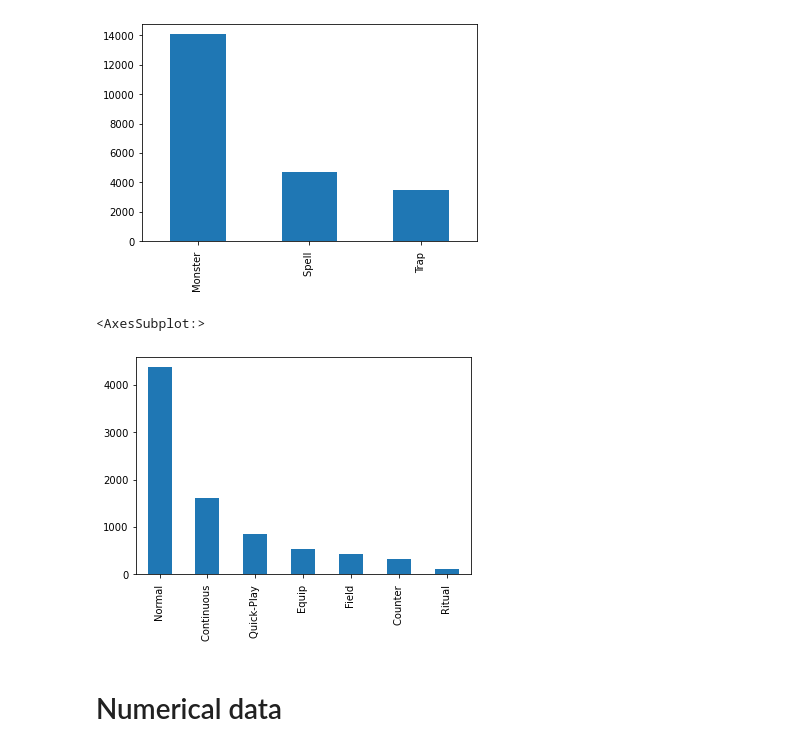
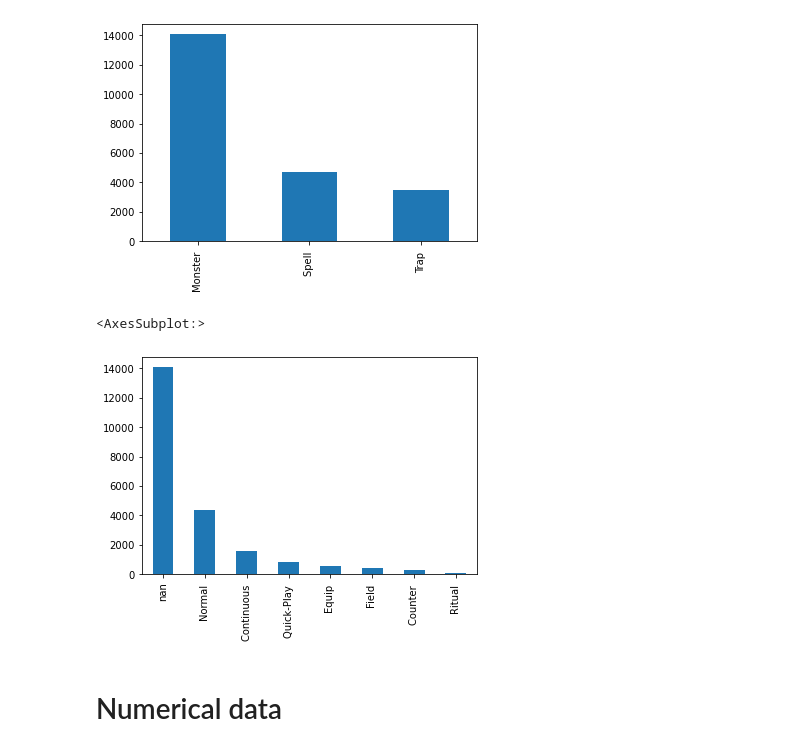
Before and after one commit to justinrds2001/DataScienceRepo, a Jupyter notebook: assignment6.ipynb, the cells around one changed output. Drawn from its saved outputs; the diff is of its cells as text; code cells hidden in the pictures.

```diff
--- a/assignment6.ipynb
+++ b/assignment6.ipynb
@@ -22,10 +22,10 @@ dt["Card type"].value_counts().plot(kind="bar")
 <AxesSubplot:>
 [figure]
 # %%
-dt["Spell/Trap type"].value_counts().plot(kind="bar")
+dt["Spell/Trap type"].value_counts(dropna=False).plot(kind="bar")
 # %% [output]
 <AxesSubplot:>
-[figure, old version]
+[figure, new version]
 # %% [markdown]
 # Numerical data
 # %%
```
Also changed, not shown: parts of 5 cells of this notebook, 2 other files.
